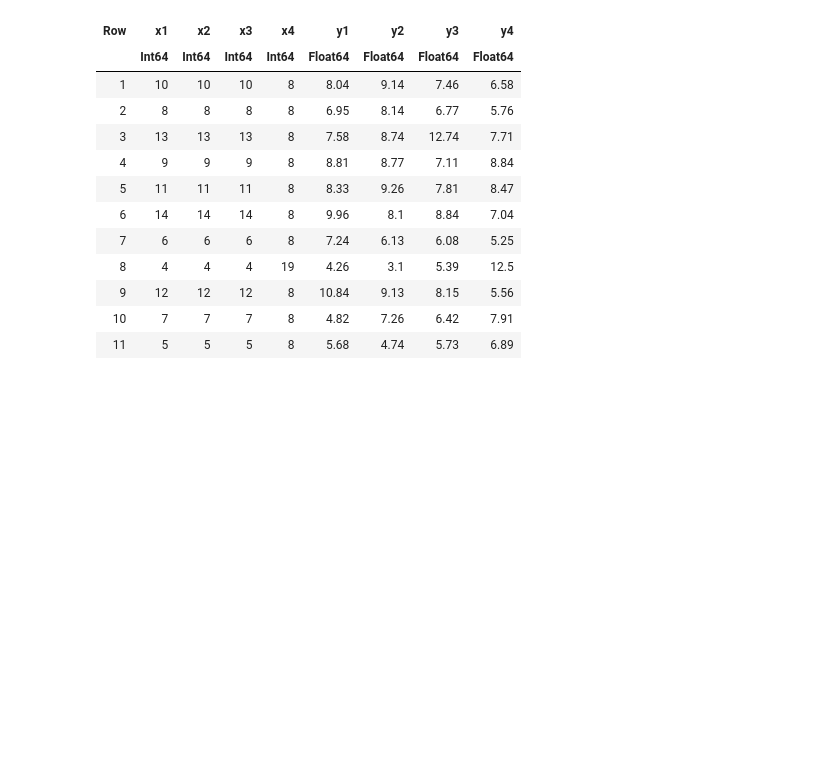
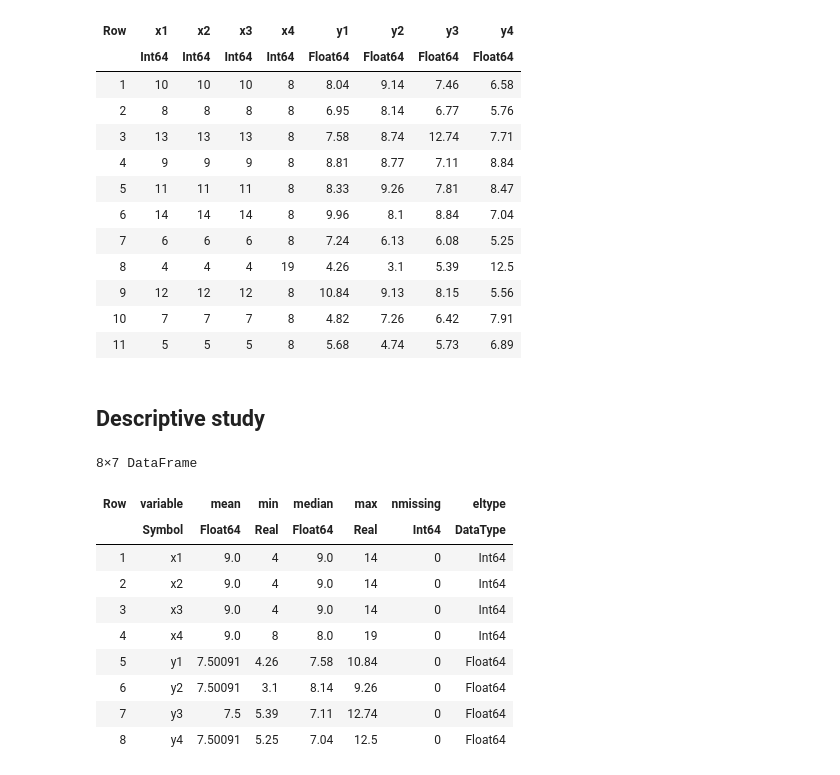
Before and after one commit to sandyherho/Numerical_dump, a Jupyter notebook: julia_basic/12.ipynb, the cells around one changed output. Saved outputs shown, nothing was run; the diff lists cells and outputs as text; code cells hidden in the pictures; blank space fills up the shorter version.

```diff
--- a/julia_basic/12.ipynb
+++ b/julia_basic/12.ipynb
@@ -90,4 +90,18 @@ df
 | 10 | 7 | 7 | 7 | 8 | 4.82 | 7.26 | 6.42 | 7.91 |
 | 11 | 5 | 5 | 5 | 8 | 5.68 | 4.74 | 5.73 | 6.89 |
 # %% [markdown]
-##
+## Descriptive study
+# %%
+describe(df)
+# %% [output]
+8×7 DataFrame
+| Row | variable | mean | min | median | max | nmissing | eltype |
+|  | Symbol | Float64 | Real | Float64 | Real | Int64 | DataType |
+| 1 | x1 | 9.0 | 4 | 9.0 | 14 | 0 | Int64 |
+| 2 | x2 | 9.0 | 4 | 9.0 | 14 | 0 | Int64 |
+| 3 | x3 | 9.0 | 4 | 9.0 | 14 | 0 | Int64 |
+| 4 | x4 | 9.0 | 8 | 8.0 | 19 | 0 | Int64 |
+| 5 | y1 | 7.50091 | 4.26 | 7.58 | 10.84 | 0 | Float64 |
+| 6 | y2 | 7.50091 | 3.1 | 8.14 | 9.26 | 0 | Float64 |
+| 7 | y3 | 7.5 | 5.39 | 7.11 | 12.74 | 0 | Float64 |
+| 8 | y4 | 7.50091 | 5.25 | 7.04 | 12.5 | 0 | Float64 |
```
Also changed, not shown: parts of 12 cells of this notebook.
